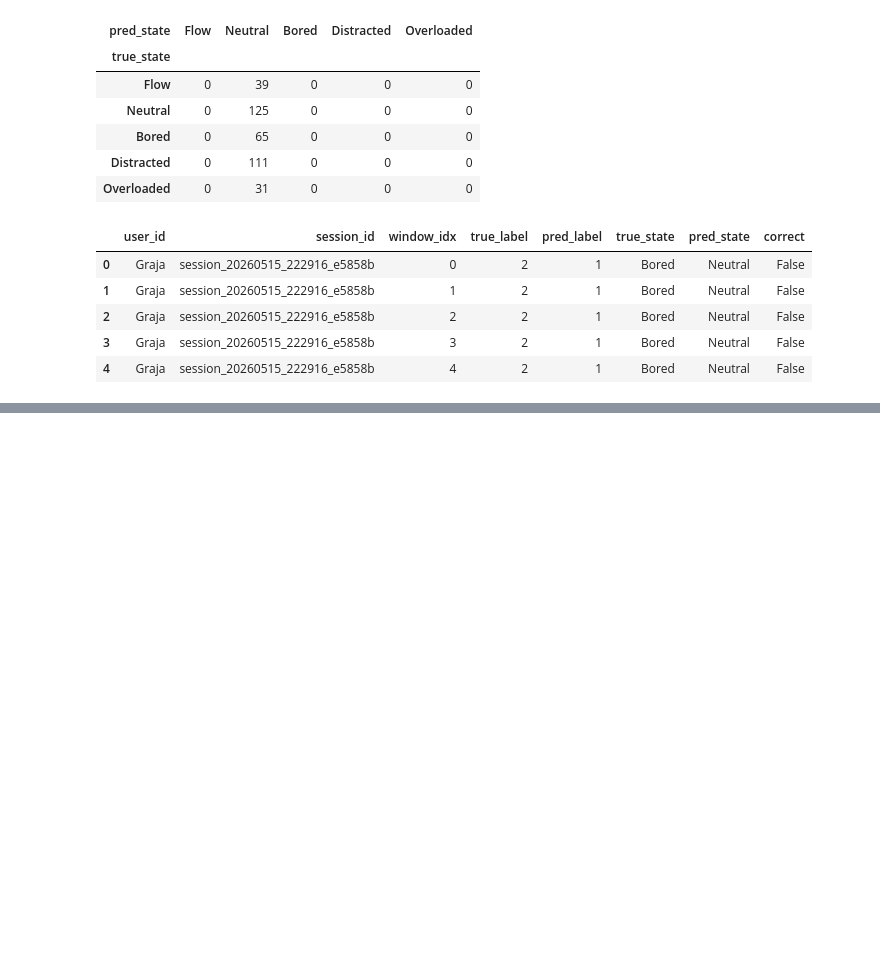
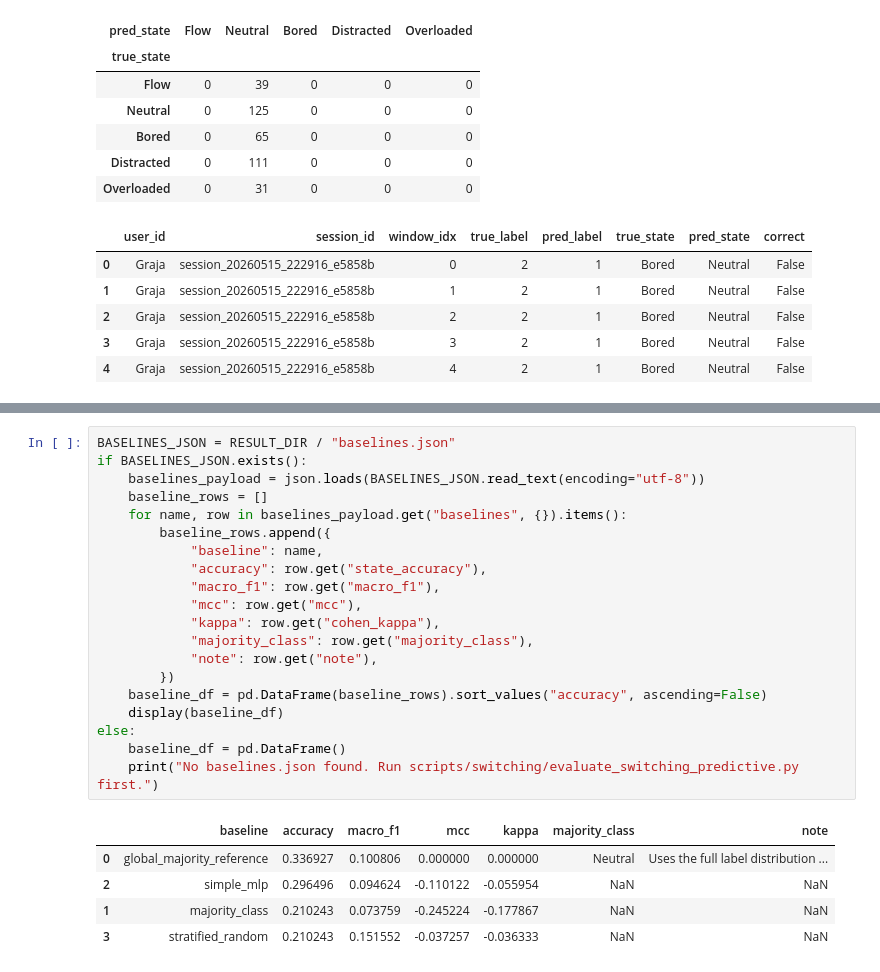
Before and after one commit to PPP-Attention-Adaptive-Manager/Fusion_Model, a Jupyter notebook: notebooks/switching_predictive_performance.ipynb, the cells around one changed output, grey strips where cells are left out. Drawn from its saved outputs; the diff is of its cells as text; blank space fills up the shorter version.

```diff
--- a/notebooks/switching_predictive_performance.ipynb
+++ b/notebooks/switching_predictive_performance.ipynb
@@ -501,0 +508,26 @@ Final model in-sample accuracy: 0.33692722371967654
+# %%
+BASELINES_JSON = RESULT_DIR / "baselines.json"
+if BASELINES_JSON.exists():
+    baselines_payload = json.loads(BASELINES_JSON.read_text(encoding="utf-8"))
+    baseline_rows = []
+    for name, row in baselines_payload.get("baselines", {}).items():
+        baseline_rows.append({
+            "baseline": name,
+            "accuracy": row.get("state_accuracy"),
+            "macro_f1": row.get("macro_f1"),
+            "mcc": row.get("mcc"),
+            "kappa": row.get("cohen_kappa"),
+            "majority_class": row.get("majority_class"),
+            "note": row.get("note"),
+        })
+    baseline_df = pd.DataFrame(baseline_rows).sort_values("accuracy", ascending=False)
+    display(baseline_df)
+else:
+    baseline_df = pd.DataFrame()
+    print("No baselines.json found. Run scripts/switching/evaluate_switching_predictive.py first.")
+# %% [output]
+|  | baseline | accuracy | macro_f1 | mcc | kappa | majority_class | note |
+| 0 | global_majority_reference | 0.336927 | 0.100806 | 0.000000 | 0.000000 | Neutral | Uses the full label distribution ... |
+| 2 | simple_mlp | 0.296496 | 0.094624 | -0.110122 | -0.055954 | NaN | NaN |
+| 1 | majority_class | 0.210243 | 0.073759 | -0.245224 | -0.177867 | NaN | NaN |
+| 3 | stratified_random | 0.210243 | 0.151552 | -0.037257 | -0.036333 | NaN | NaN |
```
Also changed, not shown: parts of 6 cells of this notebook, 7 other files.
